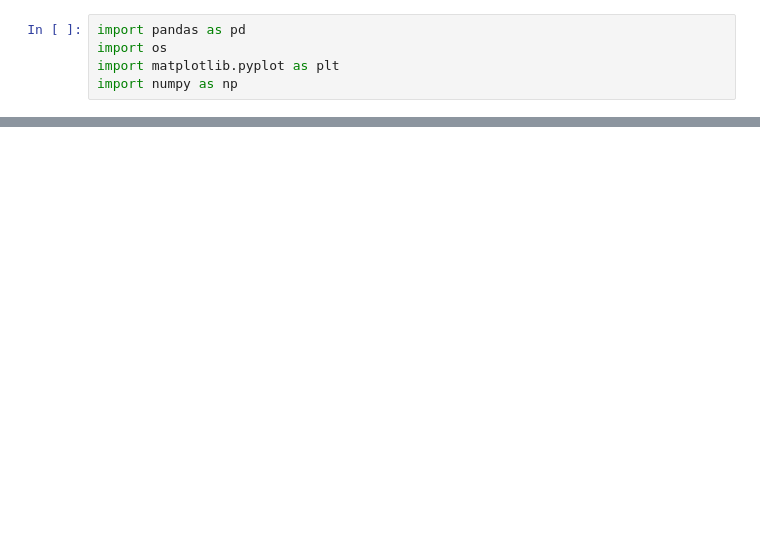
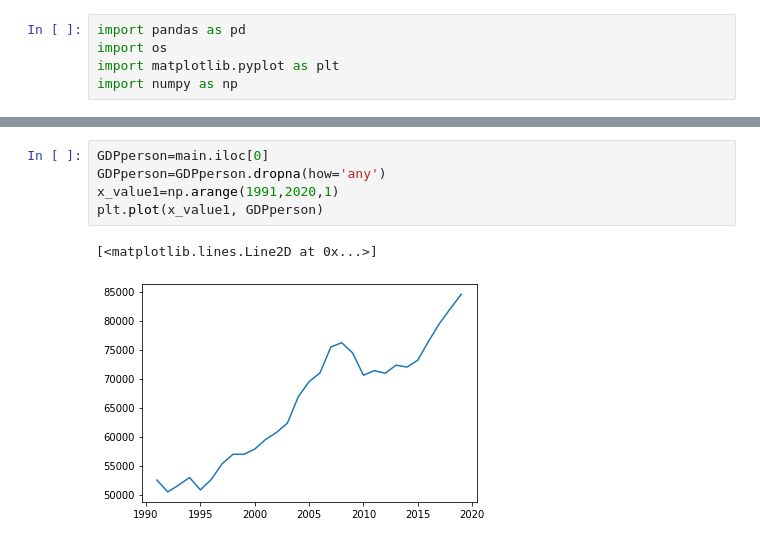
Before and after one commit to kennknisley/project-one-back, a Jupyter notebook: analysis_bc.ipynb, the cells around one changed output, grey strips where cells are left out. Cells and saved outputs as stored; diff of their text form; blank space fills up the shorter version.

```diff
--- a/analysis_bc.ipynb
+++ b/analysis_bc.ipynb
@@ -48,0 +30,8 @@ Name: Trade (% of GDP), dtype: float64
+# %%
+GDPperson=main.iloc[0]
+GDPperson=GDPperson.dropna(how='any')
+x_value1=np.arange(1991,2020,1)
+plt.plot(x_value1, GDPperson)
+# %% [output]
+[<matplotlib.lines.Line2D at 0x...>]
+[figure, added]
```
Also changed, not shown: parts of 4 cells of this notebook, 1 other file.
